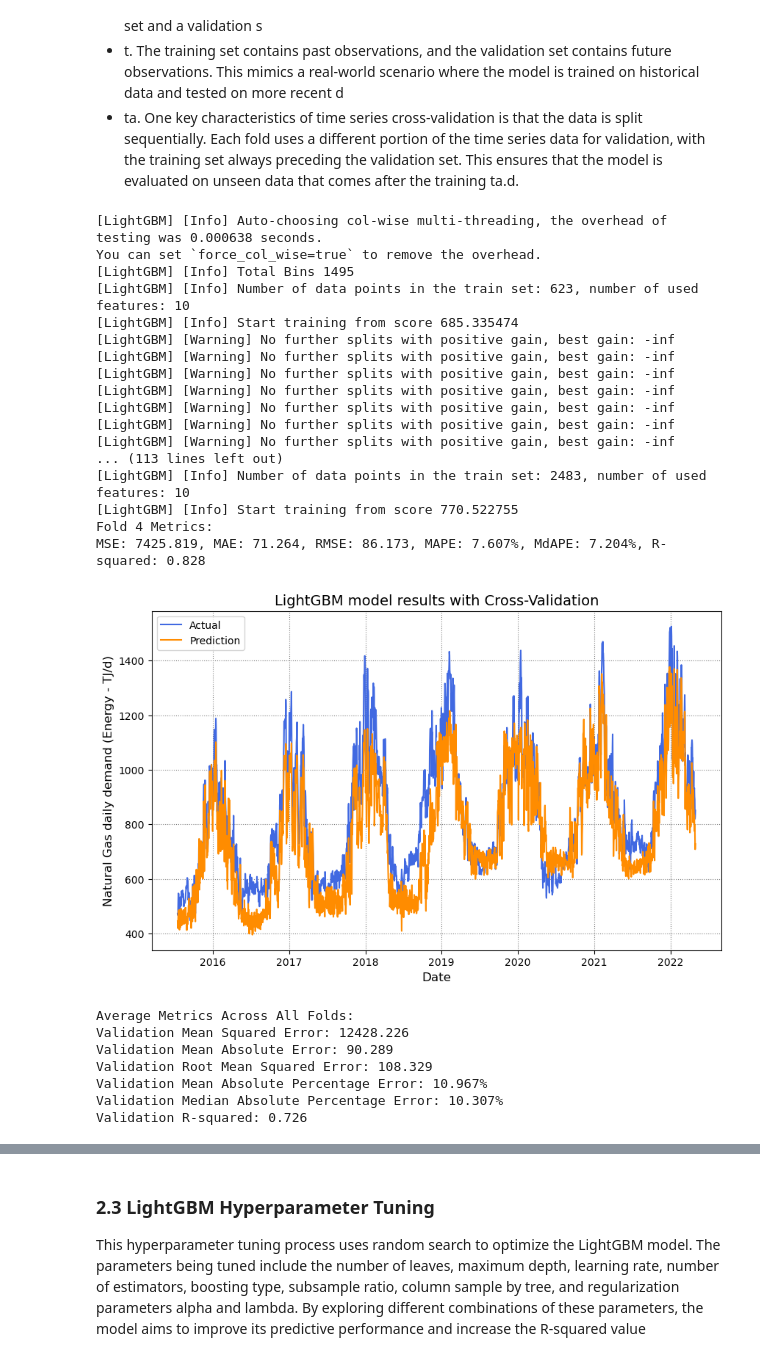
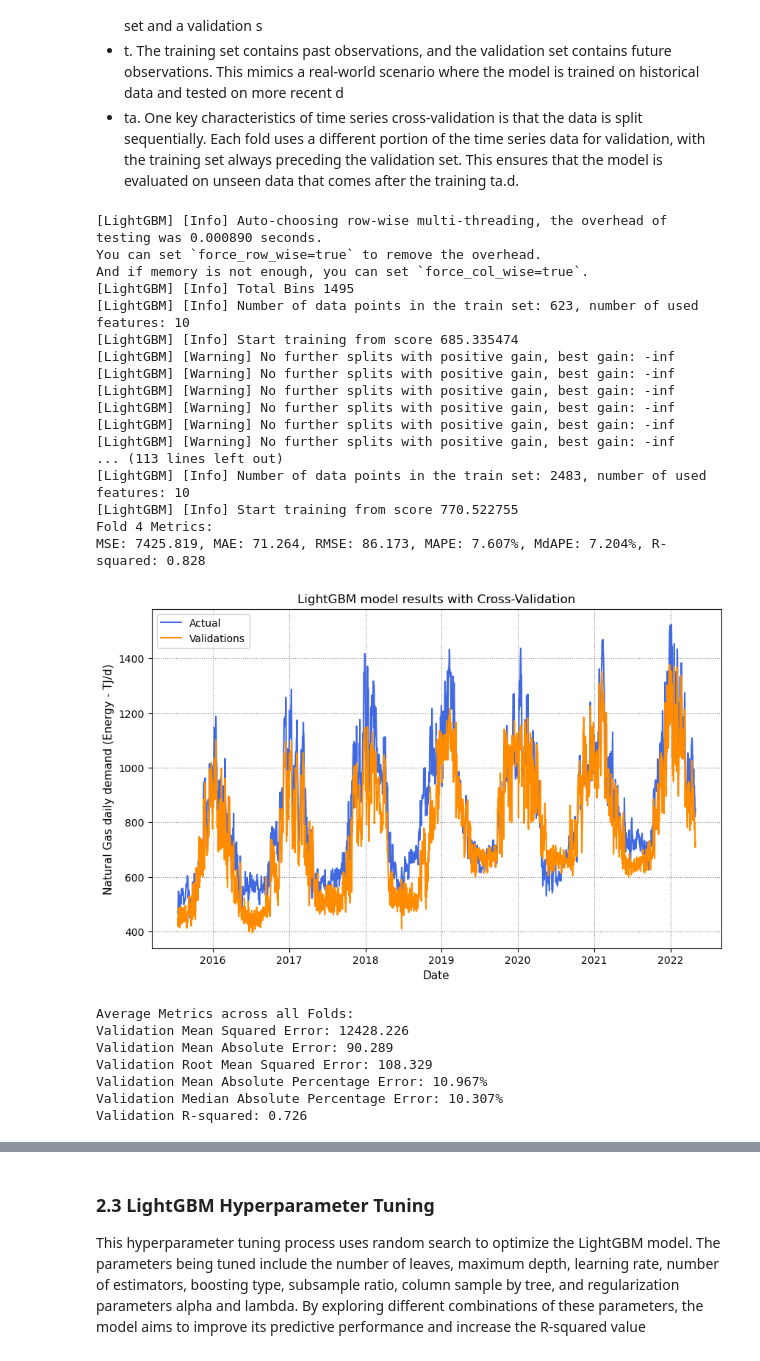
Before and after one commit to Nathan-13/Capstone-Project_Predicting-Natural-Gas-Consumption, a Jupyter notebook: notebooks/model_lightgbm.ipynb, the cells around one changed output, grey strips where cells are left out. Cells and saved outputs as stored; diff of their text form; code cells hidden in the pictures.

```diff
--- a/notebooks/model_lightgbm.ipynb
+++ b/notebooks/model_lightgbm.ipynb
@@ -233,49 +245,49 @@ for i, (train_index, test_index) in enumerate(tscv.split(X)):
 
     # Plot the test data and predictions for this fold
     plt.plot(df.iloc[test_index]['DATE'], y_test, color='royalblue', label='Actual')
-    plt.plot(df.iloc[test_index]['DATE'], predictions, color='darkorange', label='Prediction')
+    plt.plot(df.iloc[test_index]['DATE'], predictions, color='darkorange', label='Validations')
 
 # Show the plot with a legend
-plt.title('LightGBM model results with Cross-Validation', fontsize=14)
-plt.xlabel('Date', fontsize=12)
-plt.ylabel('Natural Gas daily demand (Energy - TJ/d)', fontsize=12)
+plt.title('LightGBM model results with Cross-Validation', fontsize=12)
+plt.xlabel('Date', fontsize=11)
+plt.ylabel('Natural Gas daily demand (Energy - TJ/d)', fontsize=11)
 # Only add the legend once
 handles, labels = plt.gca().get_legend_handles_labels()
 by_label = dict(zip(labels, handles))
 plt.legend(by_label.values(), by_label.keys())
 
 plt.grid(linestyle=":", color='grey')
 plt.show()
 
 # Calculate and print the average evaluation metrics across all folds
 average_cv_metrics = np.mean(cv_fold_metrics, axis=0)
-print("\nAverage Metrics Across All Folds:")
+print("\nAverage Metrics across all Folds:")
 print(f"Validation Mean Squared Error: {average_cv_metrics[0]:.3f}")
 print(f"Validation Mean Absolute Error: {average_cv_metrics[1]:.3f}")
 print(f"Validation Root Mean Squared Error: {average_cv_metrics[2]:.3f}")
 print(f"Validation Mean Absolute Percentage Error: {average_cv_metrics[3]:.3f}%")
 print(f"Validation Median Absolute Percentage Error: {average_cv_metrics[4]:.3f}%")
 print(f"Validation R-squared: {average_cv_metrics[5]:.3f}")
 # %% [output]
-[LightGBM] [Info] Auto-choosing col-wise multi-threading, the overhead of testing was 0.000638 seconds.
-You can set `force_col_wise=true` to remove the overhead.
+[LightGBM] [Info] Auto-choosing row-wise multi-threading, the overhead of testing was 0.000890 seconds.
+You can set `force_row_wise=true` to remove the overhead.
+And if memory is not enough, you can set `force_col_wise=true`.
 [LightGBM] [Info] Total Bins 1495
 [LightGBM] [Info] Number of data points in the train set: 623, number of used features: 10
 [LightGBM] [Info] Start training from score 685.335474
-[LightGBM] [Warning] No further splits with positive gain, best gain: -inf
 [LightGBM] [Warning] No further splits with positive gain, best gain: -inf
 [LightGBM] [Warning] No further splits with positive gain, best gain: -inf
 [LightGBM] [Warning] No further splits with positive gain, best gain: -inf
 [LightGBM] [Warning] No further splits with positive gain, best gain: -inf
 [LightGBM] [Warning] No further splits with positive gain, best gain: -inf
 [LightGBM] [Warning] No further splits with positive gain, best gain: -inf
 ... (113 lines left out)
 [LightGBM] [Info] Number of data points in the train set: 2483, number of used features: 10
 [LightGBM] [Info] Start training from score 770.522755
 Fold 4 Metrics:
 MSE: 7425.819, MAE: 71.264, RMSE: 86.173, MAPE: 7.607%, MdAPE: 7.204%, R-squared: 0.828
-[figure, old version]
+[figure, new version]
-Average Metrics Across All Folds:
+Average Metrics across all Folds:
 Validation Mean Squared Error: 12428.226
 Validation Mean Absolute Error: 90.289
 Validation Root Mean Squared Error: 108.329
```
Also changed, not shown: parts of 10 cells of this notebook, 30 other files.
